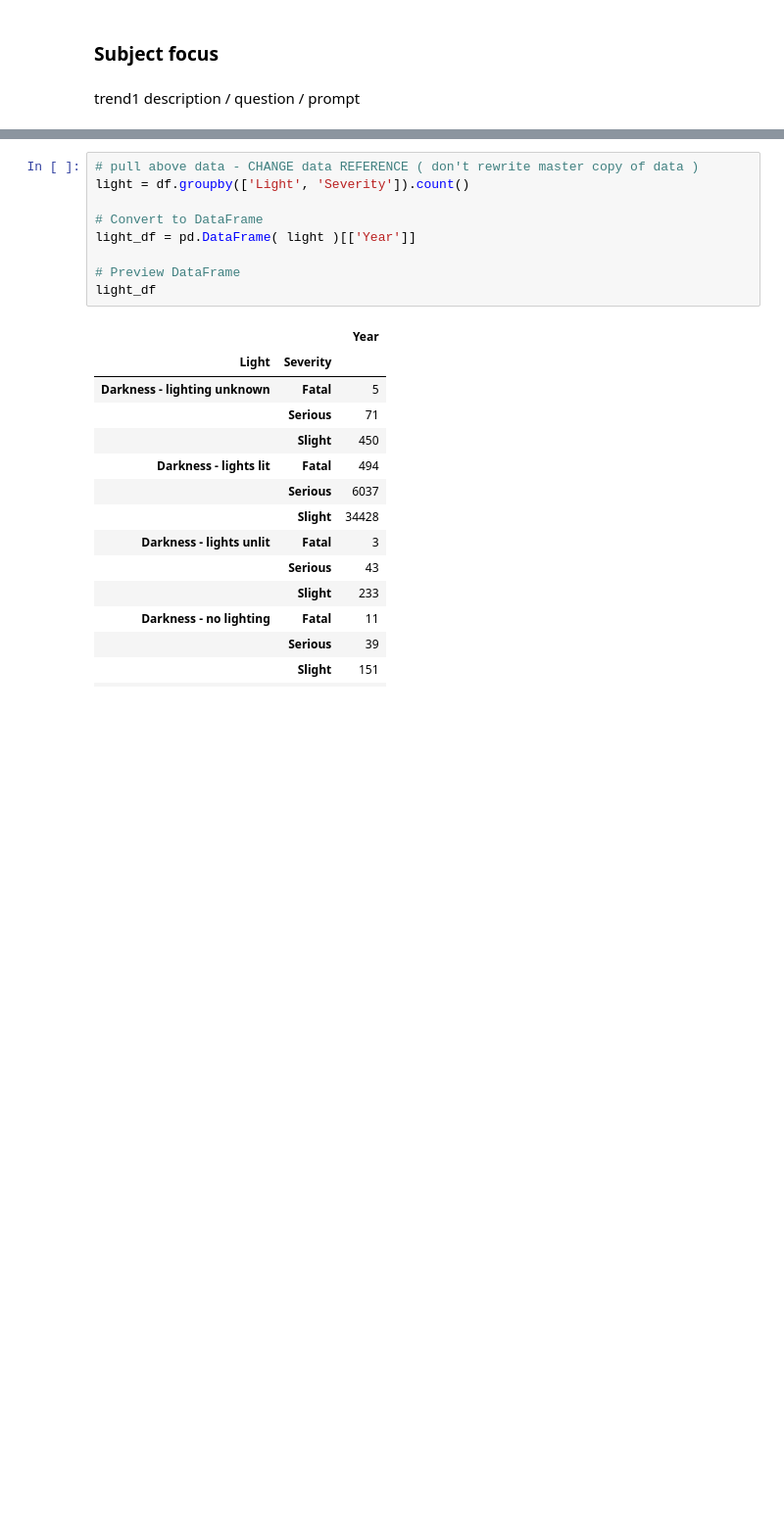
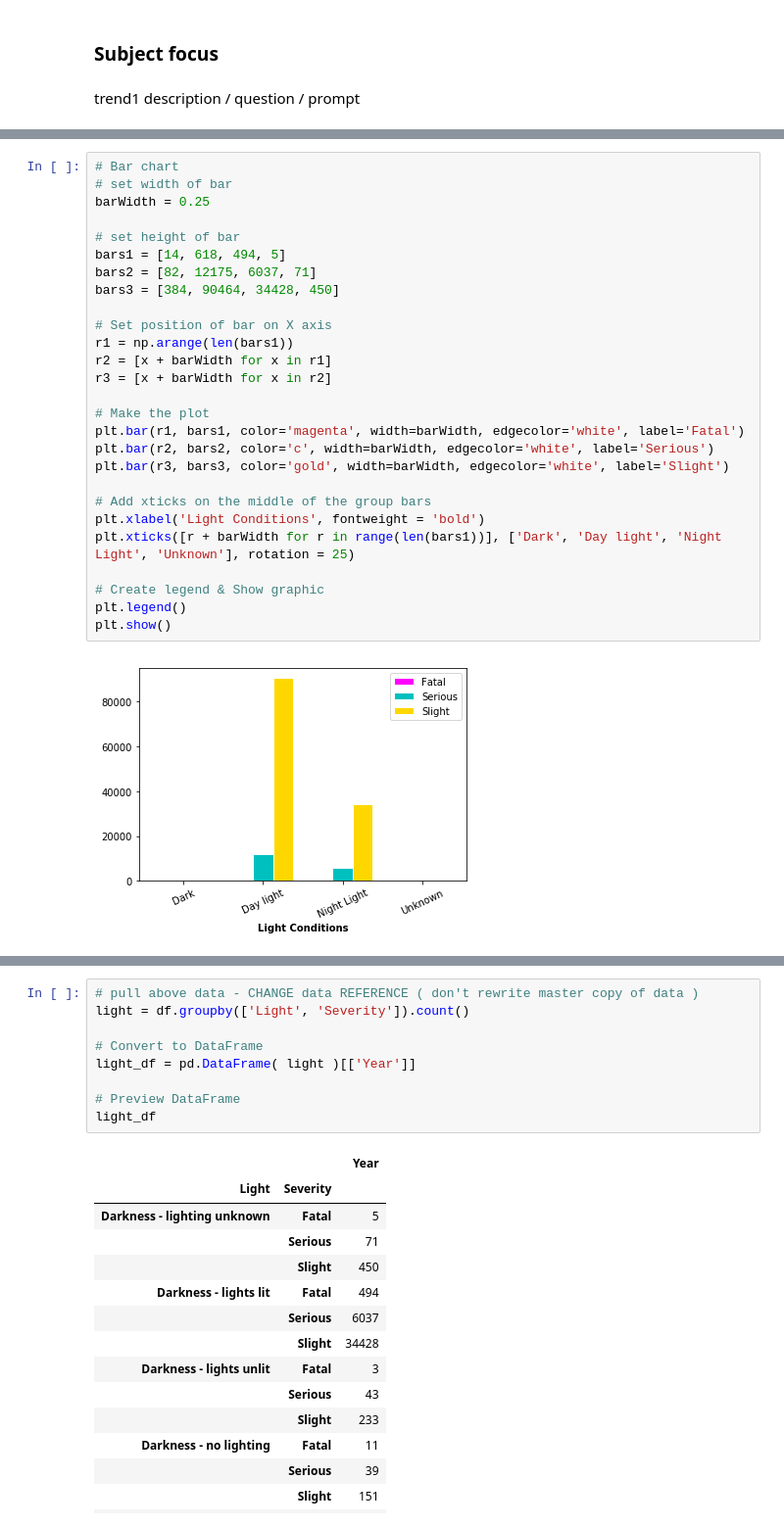
Before and after one commit to bailatrix/London-Traffic-Trends, a Jupyter notebook: main.ipynb, the cells around one changed output, grey strips where cells are left out. Shown: that part at 98% size. Saved outputs shown, nothing was run; the diff lists cells and outputs as text; blank space fills up the shorter version.

```diff
--- a/main.ipynb
+++ b/main.ipynb
@@ -142,0 +505,29 @@ trend1 description / question / prompt
+# %%
+# Bar chart
+# set width of bar
+barWidth = 0.25
+
+# set height of bar
+bars1 = [14, 618, 494, 5]
+bars2 = [82, 12175, 6037, 71]
+bars3 = [384, 90464, 34428, 450]
+
+# Set position of bar on X axis
+r1 = np.arange(len(bars1))
+r2 = [x + barWidth for x in r1]
+r3 = [x + barWidth for x in r2]
+
+# Make the plot
+plt.bar(r1, bars1, color='magenta', width=barWidth, edgecolor='white', label='Fatal')
+plt.bar(r2, bars2, color='c', width=barWidth, edgecolor='white', label='Serious')
+plt.bar(r3, bars3, color='gold', width=barWidth, edgecolor='white', label='Slight')
+
+# Add xticks on the middle of the group bars
+plt.xlabel('Light Conditions', fontweight = 'bold')
+plt.xticks([r + barWidth for r in range(len(bars1))], ['Dark', 'Day light', 'Night Light', 'Unknown'], rotation = 25)
+
+# Create legend & Show graphic
+plt.legend()
+plt.show()
+# %% [output]
+[figure, added]
```
Also changed, not shown: parts of 73 cells of this notebook.
